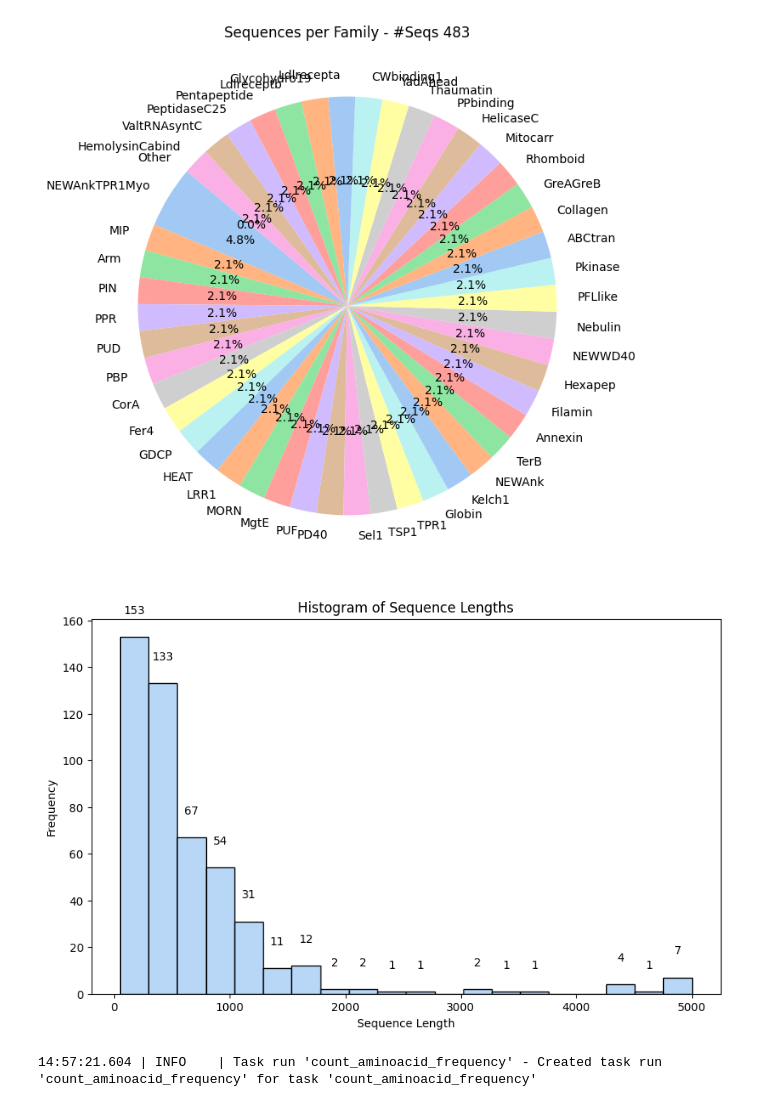
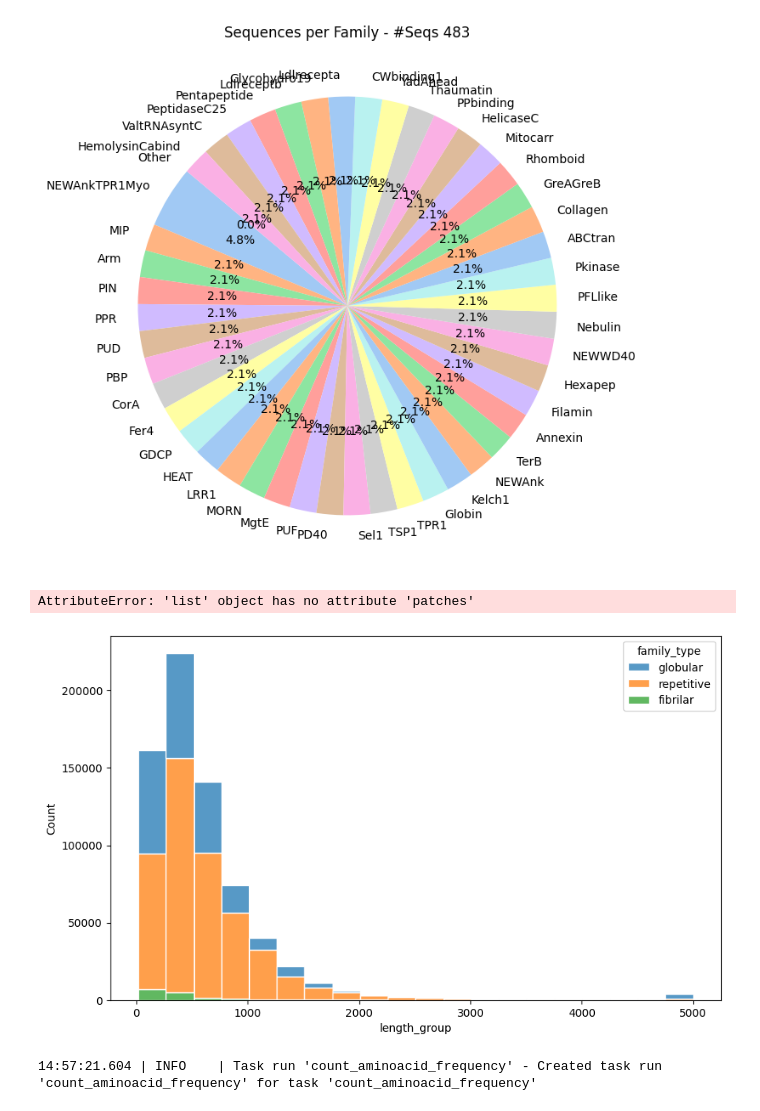
Before and after one commit to mgiordano/prot-mr-embeddings, a Jupyter notebook: corpus_prep/corpus_prep_exploration.ipynb, the cells around one changed output. Cells and saved outputs as stored; diff of their text form; code cells hidden in the pictures.

```diff
--- a/corpus_prep/corpus_prep_exploration.ipynb
+++ b/corpus_prep/corpus_prep_exploration.ipynb
@@ -250,9 +286,10 @@ plot_seq_count_by_family(test_sequence_df)
 # %% [output]
 [figure]
 # %%
-seq_plot_sequence_length_distr(test_sequence_df, bins=20, long_tail=5000)
+seq_plot_sequence_length_distr(test_db_helper, bins=20, long_tail=5000)
 # %% [output]
+AttributeError: 'list' object has no attribute 'patches'
-[figure, old version]
+[figure, new version]
 # %%
 letter_probs = corpus_prep.count_aminoacid_frequency(test_sequence_df)
 
```
Also changed, not shown: parts of 4 cells of this notebook, 25 other files.
